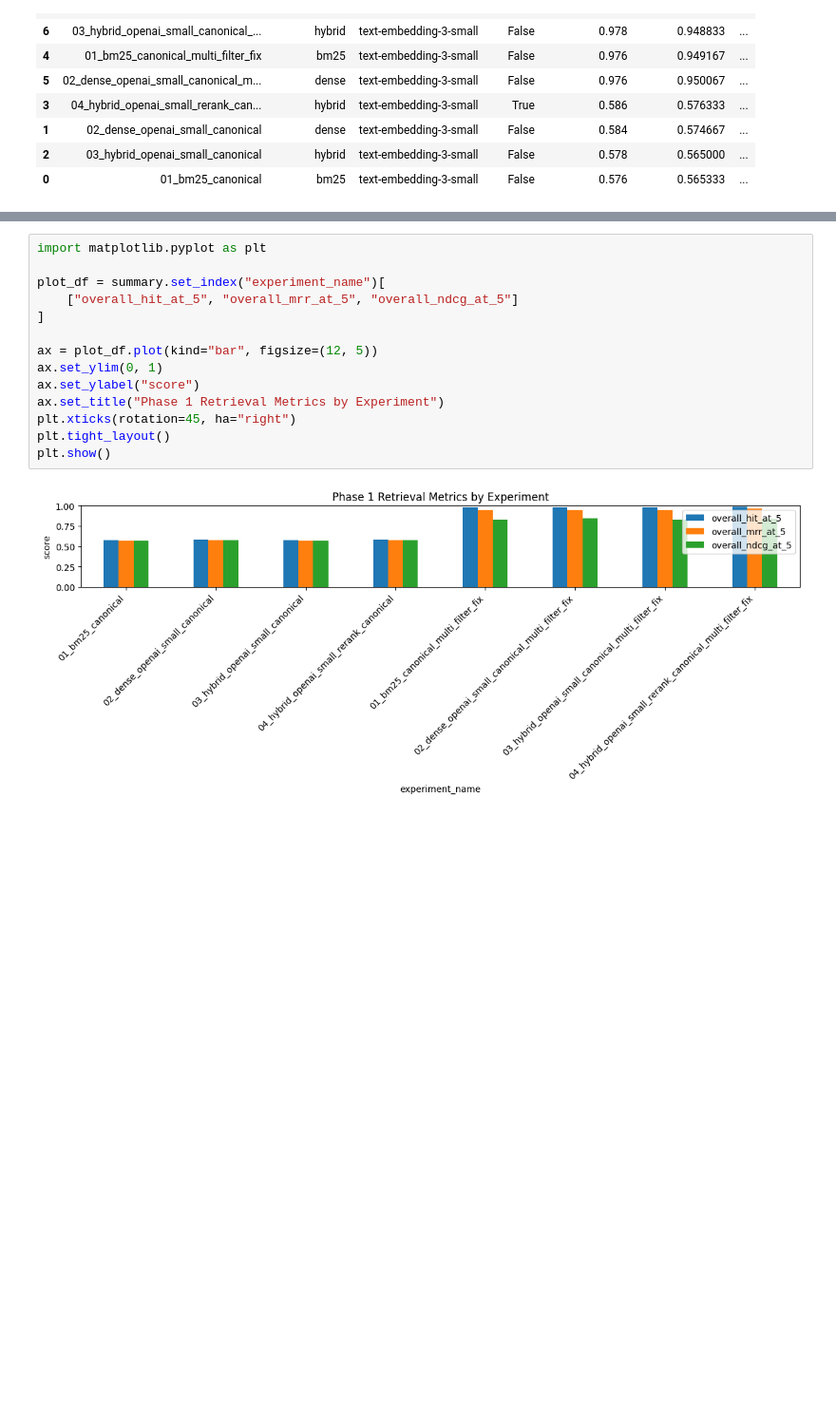
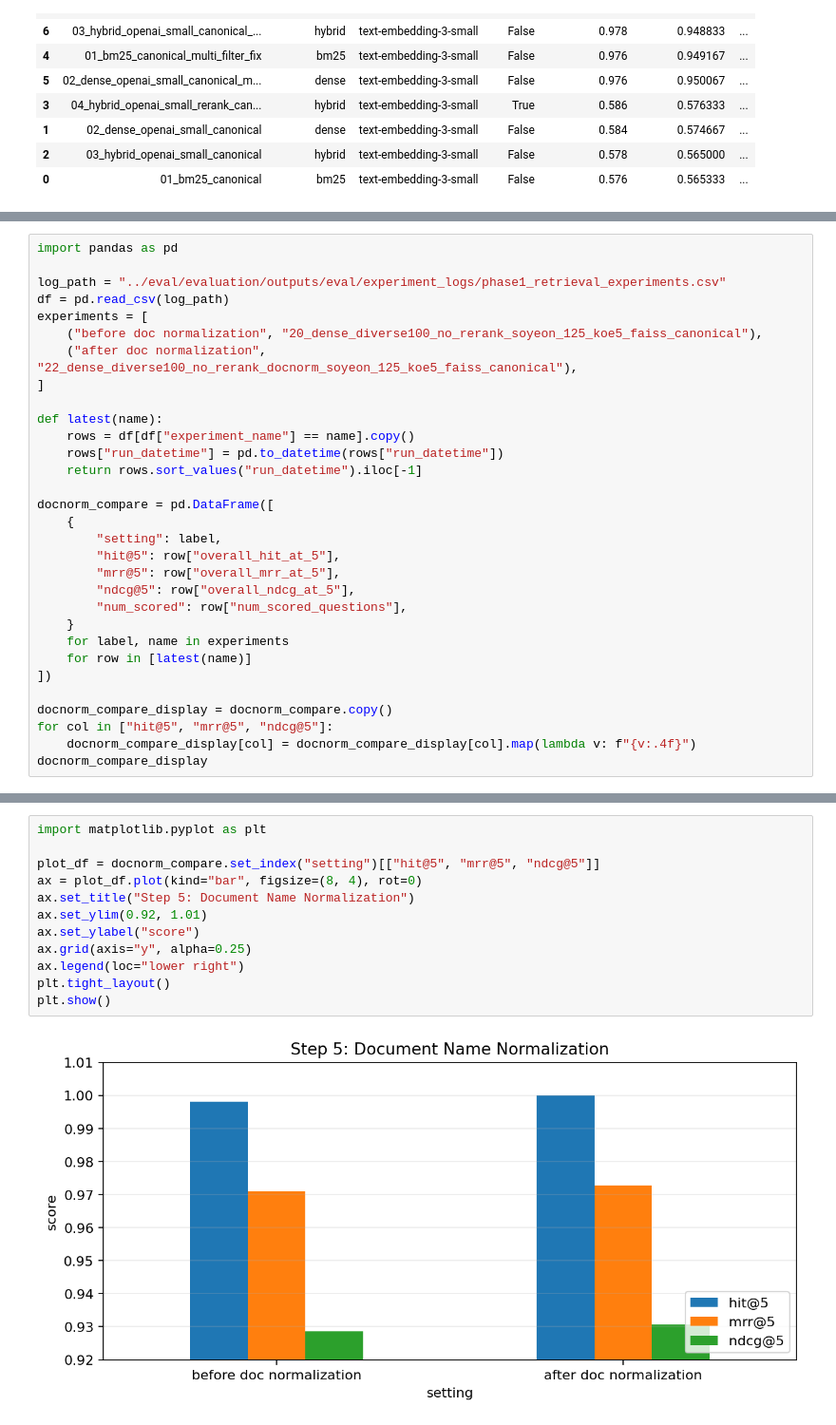
Before and after one commit to hskim2327/chatbot, a Jupyter notebook: notebooks/evaluation_analysis.ipynb, the cells around one changed output, grey strips where cells are left out. Shown at 95% size. Cells and saved outputs as stored; diff of their text form; blank space fills up the shorter version.

Commit message:
Add experiment

```diff
--- a/notebooks/evaluation_analysis.ipynb
+++ b/notebooks/evaluation_analysis.ipynb
@@ -47,0 +594,31 @@ summary.sort_values("overall_hit_at_5", ascending=False)
+# %%
+import pandas as pd
+
+log_path = "../eval/evaluation/outputs/eval/experiment_logs/phase1_retrieval_experiments.csv"
+df = pd.read_csv(log_path)
+experiments = [
+    ("before doc normalization", "20_dense_diverse100_no_rerank_soyeon_125_koe5_faiss_canonical"),
+    ("after doc normalization", "22_dense_diverse100_no_rerank_docnorm_soyeon_125_koe5_faiss_canonical"),
+]
+
+def latest(name):
+    rows = df[df["experiment_name"] == name].copy()
+    rows["run_datetime"] = pd.to_datetime(rows["run_datetime"])
+    return rows.sort_values("run_datetime").iloc[-1]
+
+docnorm_compare = pd.DataFrame([
+    {
+        "setting": label,
+        "hit@5": row["overall_hit_at_5"],
+        "mrr@5": row["overall_mrr_at_5"],
+        "ndcg@5": row["overall_ndcg_at_5"],
+        "num_scored": row["num_scored_questions"],
+    }
+    for label, name in experiments
+    for row in [latest(name)]
+])
+
+docnorm_compare_display = docnorm_compare.copy()
+for col in ["hit@5", "mrr@5", "ndcg@5"]:
+    docnorm_compare_display[col] = docnorm_compare_display[col].map(lambda v: f"{v:.4f}")
+docnorm_compare_display
@@ -48,16 +629,14 @@ summary.sort_values("overall_hit_at_5", ascending=False)
 # %%
 import matplotlib.pyplot as plt
 
-plot_df = summary.set_index("experiment_name")[
-    ["overall_hit_at_5", "overall_mrr_at_5", "overall_ndcg_at_5"]
-]
-
-ax = plot_df.plot(kind="bar", figsize=(12, 5))
-ax.set_ylim(0, 1)
+plot_df = docnorm_compare.set_index("setting")[["hit@5", "mrr@5", "ndcg@5"]]
+ax = plot_df.plot(kind="bar", figsize=(8, 4), rot=0)
+ax.set_title("Step 5: Document Name Normalization")
+ax.set_ylim(0.92, 1.01)
 ax.set_ylabel("score")
-ax.set_title("Phase 1 Retrieval Metrics by Experiment")
-plt.xticks(rotation=45, ha="right")
+ax.grid(axis="y", alpha=0.25)
+ax.legend(loc="lower right")
 plt.tight_layout()
 plt.show()
 # %% [output]
-[figure, old version]
+[figure, new version]
```
Also changed, not shown: parts of 66 cells of this notebook, 15 other files.
